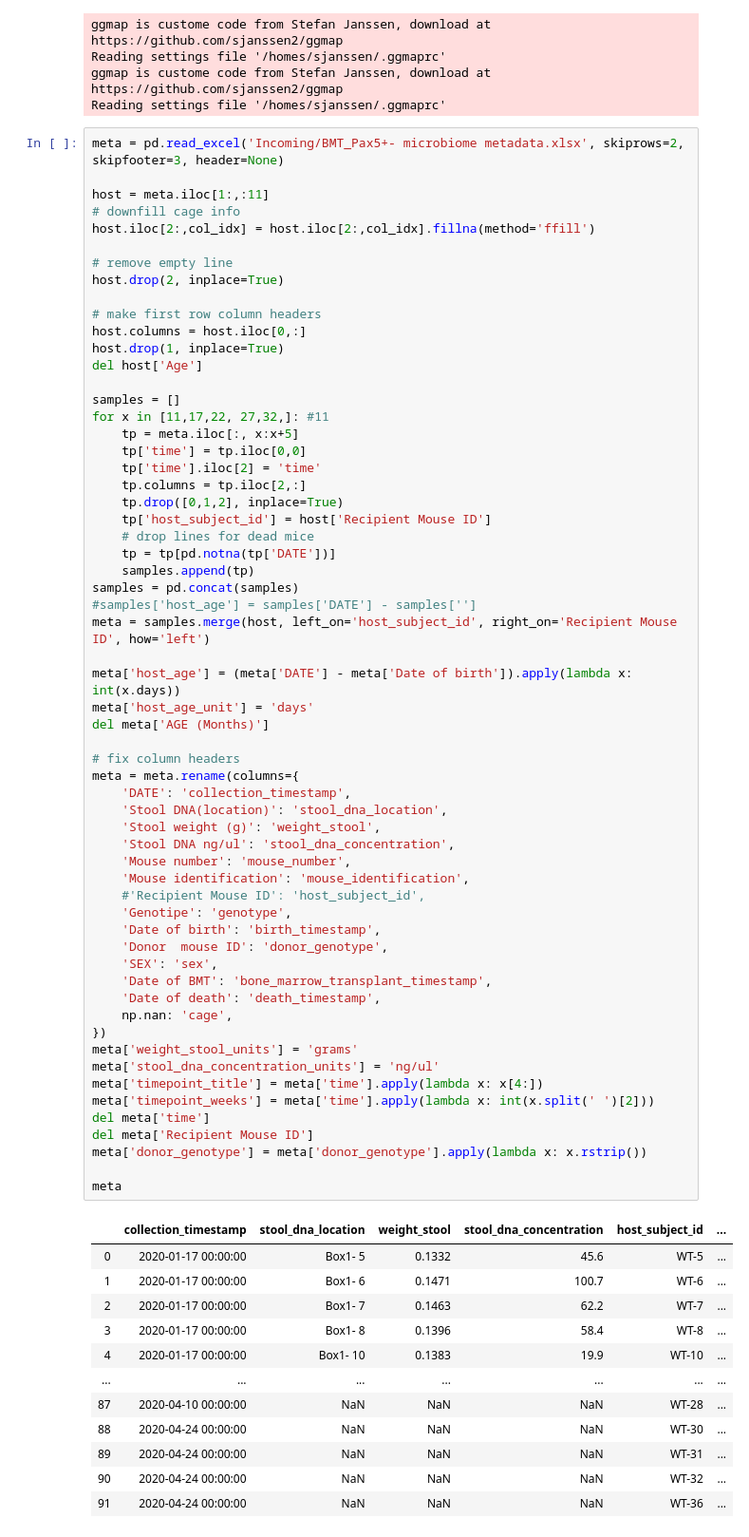
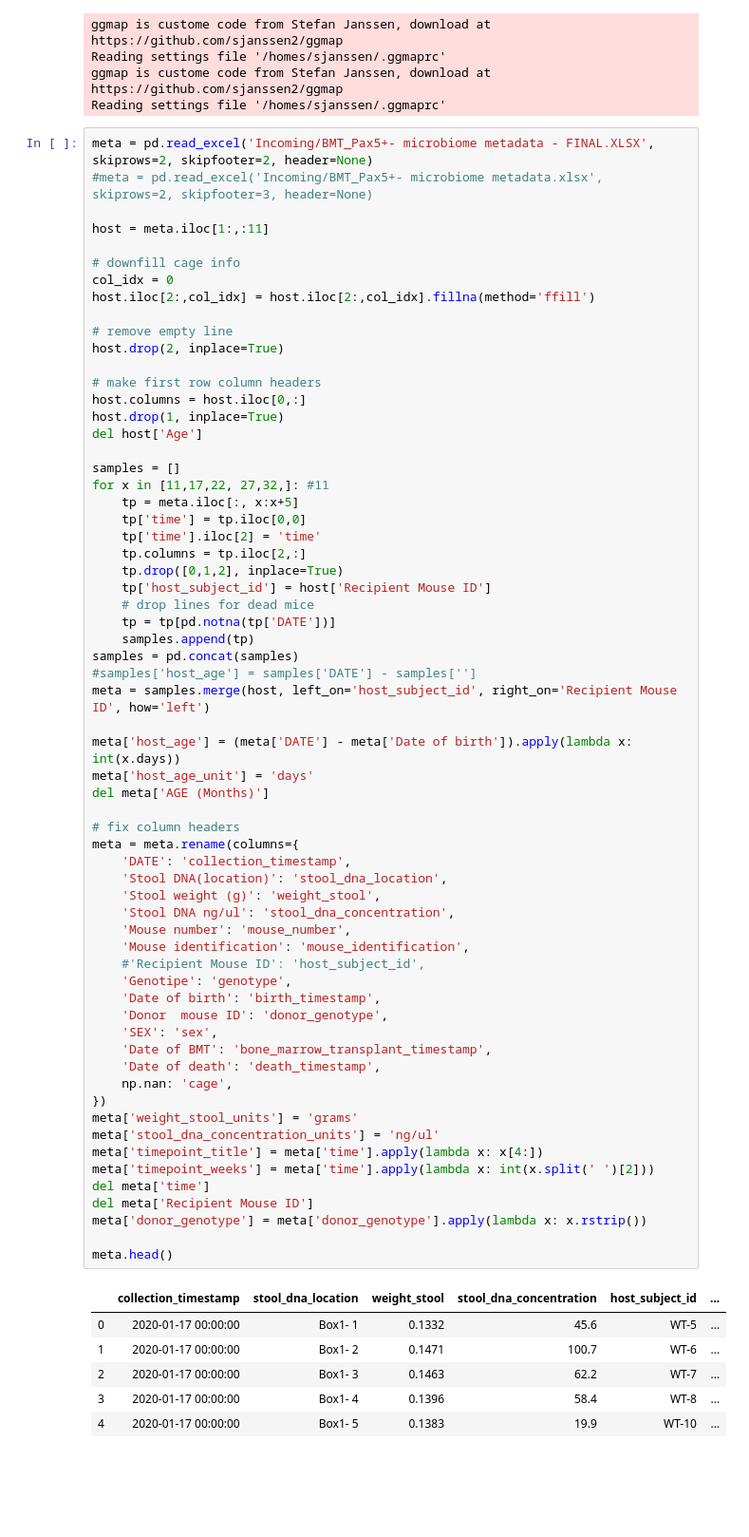
Before and after one commit to jlab/microbiome_pax5, a Jupyter notebook: Transplant/bone_marrow_transplant.ipynb, the cells around one changed output. Shown at 95% size. Drawn from its saved outputs; the diff is of its cells as text; blank space fills up the shorter version.

```diff
--- a/Transplant/bone_marrow_transplant.ipynb
+++ b/Transplant/bone_marrow_transplant.ipynb
@@ -37,10 +37,13 @@ Reading settings file '/homes/sjanssen/.ggmaprc'
 ggmap is custome code from Stefan Janssen, download at https://github.com/sjanssen2/ggmap
 Reading settings file '/homes/sjanssen/.ggmaprc'
 # %%
-meta = pd.read_excel('Incoming/BMT_Pax5+- microbiome metadata.xlsx', skiprows=2, skipfooter=3, header=None)
+meta = pd.read_excel('Incoming/BMT_Pax5+- microbiome metadata - FINAL.XLSX', skiprows=2, skipfooter=2, header=None)
+#meta = pd.read_excel('Incoming/BMT_Pax5+- microbiome metadata.xlsx', skiprows=2, skipfooter=3, header=None)
 
 host = meta.iloc[1:,:11]
+
 # downfill cage info
+col_idx = 0
 host.iloc[2:,col_idx] = host.iloc[2:,col_idx].fillna(method='ffill')
 
 # remove empty line
@@ -70,42 +73,36 @@ meta['host_age'] = (meta['DATE'] - meta['Date of birth']).apply(lambda x: int(x.
 meta['host_age_unit'] = 'days'
 del meta['AGE (Months)']
 
 # fix column headers
 meta = meta.rename(columns={
     'DATE': 'collection_timestamp',
     'Stool DNA(location)': 'stool_dna_location',
     'Stool weight (g)': 'weight_stool',
     'Stool DNA ng/ul': 'stool_dna_concentration',
     'Mouse number': 'mouse_number',
     'Mouse identification': 'mouse_identification',
     #'Recipient Mouse ID': 'host_subject_id',
     'Genotipe': 'genotype',
     'Date of birth': 'birth_timestamp',
     'Donor  mouse ID': 'donor_genotype',
     'SEX': 'sex',
     'Date of BMT': 'bone_marrow_transplant_timestamp',
     'Date of death': 'death_timestamp',
     np.nan: 'cage',
 })
 meta['weight_stool_units'] = 'grams'
 meta['stool_dna_concentration_units'] = 'ng/ul'
 meta['timepoint_title'] = meta['time'].apply(lambda x: x[4:])
 meta['timepoint_weeks'] = meta['time'].apply(lambda x: int(x.split(' ')[2]))
 del meta['time']
 del meta['Recipient Mouse ID']
 meta['donor_genotype'] = meta['donor_genotype'].apply(lambda x: x.rstrip())
 
-meta
+meta.head()
 # %% [output]
 |  | collection_timestamp | stool_dna_location | weight_stool | stool_dna_concentration | host_subject_id | ... |
-| 0 | 2020-01-17 00:00:00 | Box1- 5 | 0.1332 | 45.6 | WT-5 | ... |
-| 1 | 2020-01-17 00:00:00 | Box1- 6 | 0.1471 | 100.7 | WT-6 | ... |
-| 2 | 2020-01-17 00:00:00 | Box1- 7 | 0.1463 | 62.2 | WT-7 | ... |
-| 3 | 2020-01-17 00:00:00 | Box1- 8 | 0.1396 | 58.4 | WT-8 | ... |
-| 4 | 2020-01-17 00:00:00 | Box1- 10 | 0.1383 | 19.9 | WT-10 | ... |
-| ... | ... | ... | ... | ... | ... | ... |
-| 87 | 2020-04-10 00:00:00 | NaN | NaN | NaN | WT-28 | ... |
-| 88 | 2020-04-24 00:00:00 | NaN | NaN | NaN | WT-30 | ... |
-| 89 | 2020-04-24 00:00:00 | NaN | NaN | NaN | WT-31 | ... |
-| 90 | 2020-04-24 00:00:00 | NaN | NaN | NaN | WT-32 | ... |
-| 91 | 2020-04-24 00:00:00 | NaN | NaN | NaN | WT-36 | ... |
+| 0 | 2020-01-17 00:00:00 | Box1- 1 | 0.1332 | 45.6 | WT-5 | ... |
+| 1 | 2020-01-17 00:00:00 | Box1- 2 | 0.1471 | 100.7 | WT-6 | ... |
+| 2 | 2020-01-17 00:00:00 | Box1- 3 | 0.1463 | 62.2 | WT-7 | ... |
+| 3 | 2020-01-17 00:00:00 | Box1- 4 | 0.1396 | 58.4 | WT-8 | ... |
+| 4 | 2020-01-17 00:00:00 | Box1- 5 | 0.1383 | 19.9 | WT-10 | ... |
```
Also changed, not shown: parts of 2 cells of this notebook.
